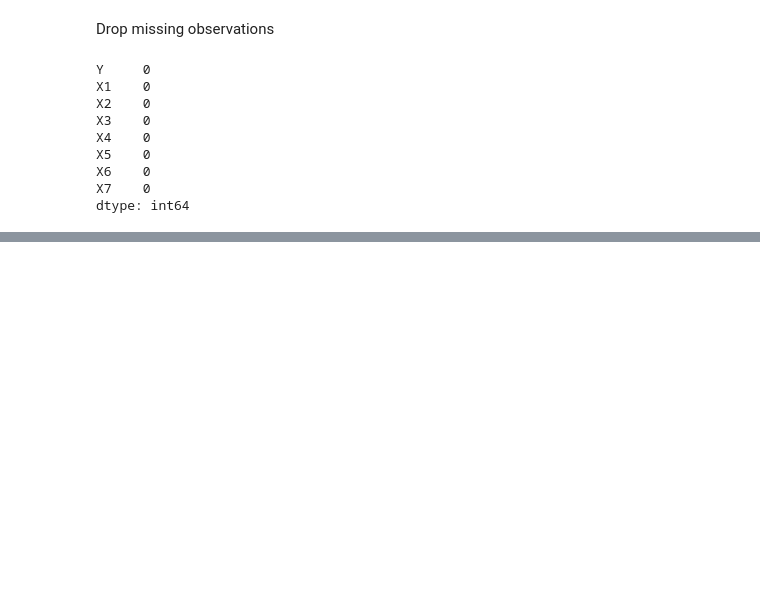
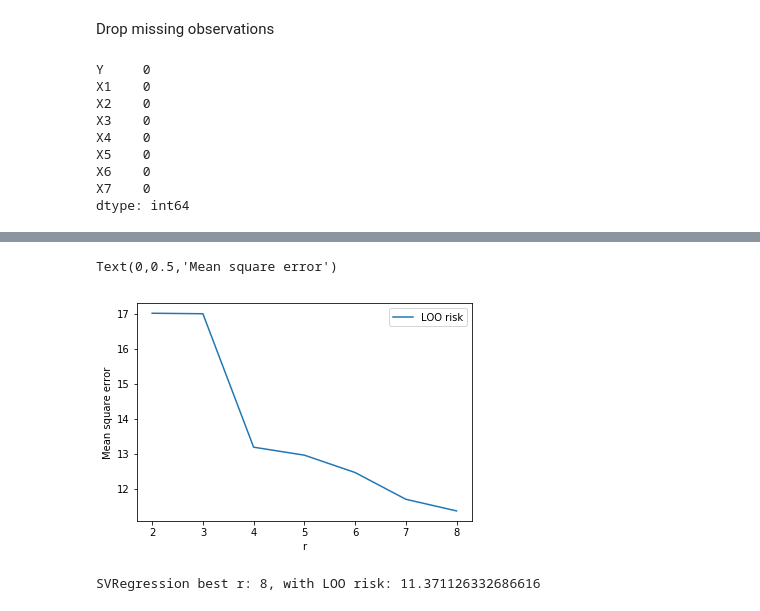
Before and after one commit to guozhenli/DavisSML, a Jupyter notebook: homeworks/hw1/hw1.ipynb, the cells around one changed output, grey strips where cells are left out. Drawn from its saved outputs; the diff is of its cells as text; code cells hidden in the pictures; blank space fills up the shorter version.

```diff
--- a/homeworks/hw1/hw1.ipynb
+++ b/homeworks/hw1/hw1.ipynb
@@ -236,0 +328,22 @@ X.shape
+# %%
+svr = SingularValueRegressor().fit(X, y)
+svr_loo = []
+r_range = list(range(2, X.shape[1]+2))
+# %%
+for r in r_range:
+    svr.change_rank(r)
+    svr_loo.append(loo_risk(X, y, svr))
+# %%
+plt.plot(r_range, svr_loo, label='LOO risk')
+plt.legend()
+plt.xticks(r_range)
+plt.xlabel('r')
+plt.ylabel('Mean square error')
+# %% [output]
+Text(0,0.5,'Mean square error')
+[figure, added]
+# %%
+best_r = r_range[np.argmin(svr_loo)]
+print('SVRegression best r: {}, with LOO risk: {}'.format(best_r, np.min(svr_loo)))
+# %% [output]
+SVRegression best r: 8, with LOO risk: 11.371126332686616
```
Also changed, not shown: parts of 39 cells of this notebook, 4 other files.
